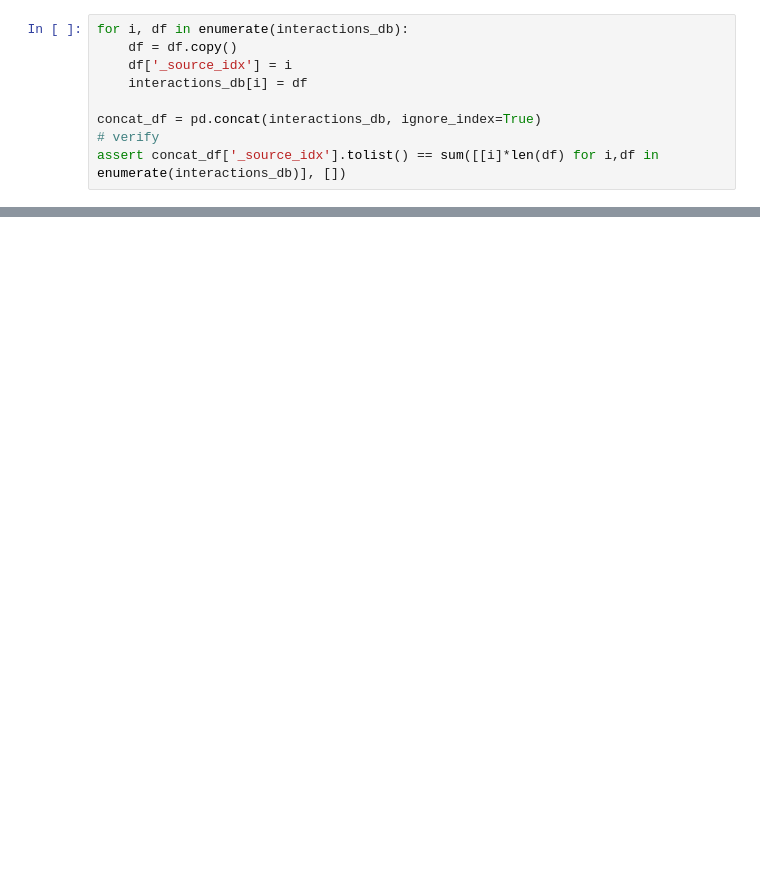
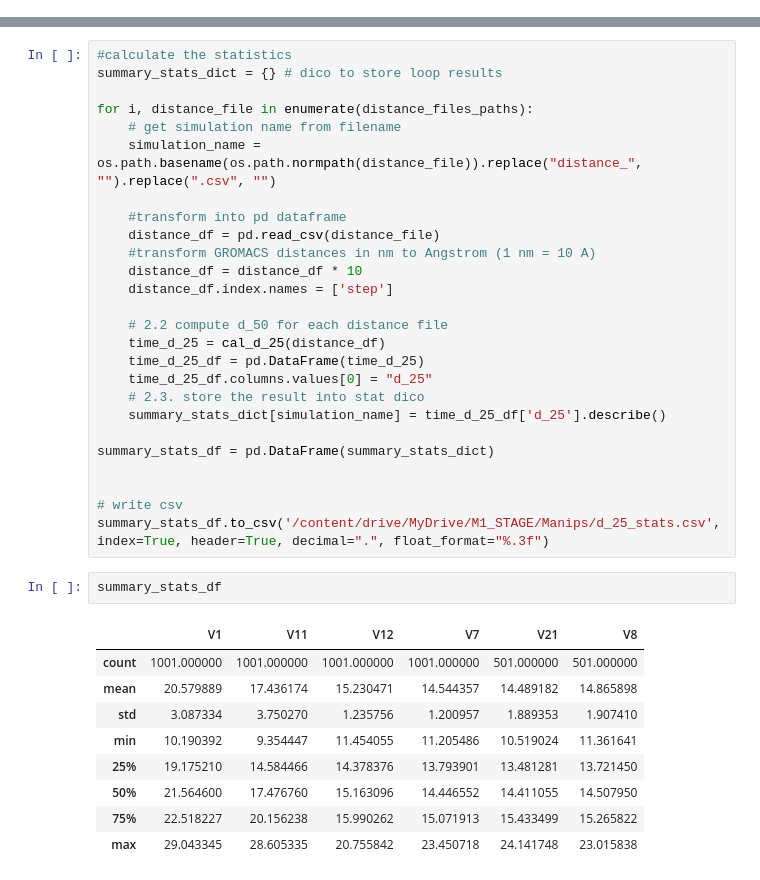
Before and after one commit to annhater/M1_STAGE, a Jupyter notebook: 2_notebooks/02_analysis_interactions.ipynb, the cells around one changed output, grey strips where cells are left out. Cells and saved outputs as stored; diff of their text form; blank space fills up the shorter version.

```diff
--- a/2_notebooks/02_analysis_interactions.ipynb
+++ b/2_notebooks/02_analysis_interactions.ipynb
@@ -538,9 +0,0 @@ KeyError: '_source_idx'
-# %%
-for i, df in enumerate(interactions_db):
-    df = df.copy()
-    df['_source_idx'] = i
-    interactions_db[i] = df
-
-concat_df = pd.concat(interactions_db, ignore_index=True)
-# verify
-assert concat_df['_source_idx'].tolist() == sum([[i]*len(df) for i,df in enumerate(interactions_db)], [])
@@ -735,0 +191,38 @@ Name: hbsb_THR_125_O_THR_26_OG1, dtype: int64
+# %%
+#calculate the statistics
+summary_stats_dict = {} # dico to store loop results
+
+for i, distance_file in enumerate(distance_files_paths):
+    # get simulation name from filename
+    simulation_name = os.path.basename(os.path.normpath(distance_file)).replace("distance_", "").replace(".csv", "")
+
+    #transform into pd dataframe
+    distance_df = pd.read_csv(distance_file)
+    #transform GROMACS distances in nm to Angstrom (1 nm = 10 A)
+    distance_df = distance_df * 10
+    distance_df.index.names = ['step']
+
+    # 2.2 compute d_50 for each distance file
+    time_d_25 = cal_d_25(distance_df)
+    time_d_25_df = pd.DataFrame(time_d_25)
+    time_d_25_df.columns.values[0] = "d_25"
+    # 2.3. store the result into stat dico
+    summary_stats_dict[simulation_name] = time_d_25_df['d_25'].describe()
+
+summary_stats_df = pd.DataFrame(summary_stats_dict)
+
+
+# write csv
+summary_stats_df.to_csv('/content/drive/MyDrive/M1_STAGE/Manips/d_25_stats.csv', index=True, header=True, decimal=".", float_format="%.3f")
+# %%
+summary_stats_df
+# %% [output]
+|  | V1 | V11 | V12 | V7 | V21 | V8 |
+| count | 1001.000000 | 1001.000000 | 1001.000000 | 1001.000000 | 501.000000 | 501.000000 |
+| mean | 20.579889 | 17.436174 | 15.230471 | 14.544357 | 14.489182 | 14.865898 |
+| std | 3.087334 | 3.750270 | 1.235756 | 1.200957 | 1.889353 | 1.907410 |
+| min | 10.190392 | 9.354447 | 11.454055 | 11.205486 | 10.519024 | 11.361641 |
+| 25% | 19.175210 | 14.584466 | 14.378376 | 13.793901 | 13.481281 | 13.721450 |
+| 50% | 21.564600 | 17.476760 | 15.163096 | 14.446552 | 14.411055 | 14.507950 |
+| 75% | 22.518227 | 20.156238 | 15.990262 | 15.071913 | 15.433499 | 15.265822 |
+| max | 29.043345 | 28.605335 | 20.755842 | 23.450718 | 24.141748 | 23.015838 |
```
Also changed, not shown: parts of 107 cells of this notebook.
